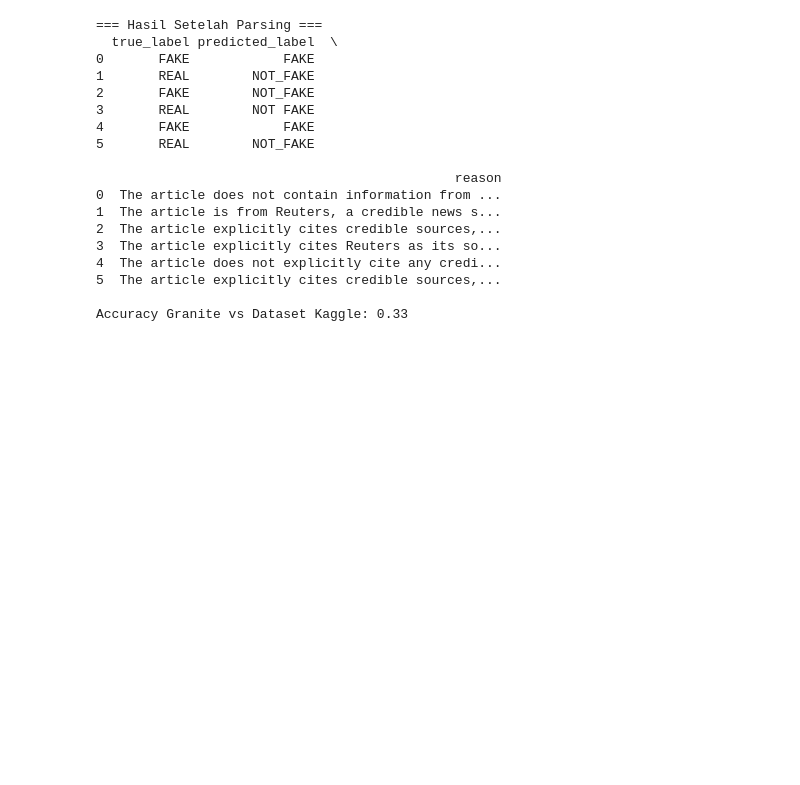
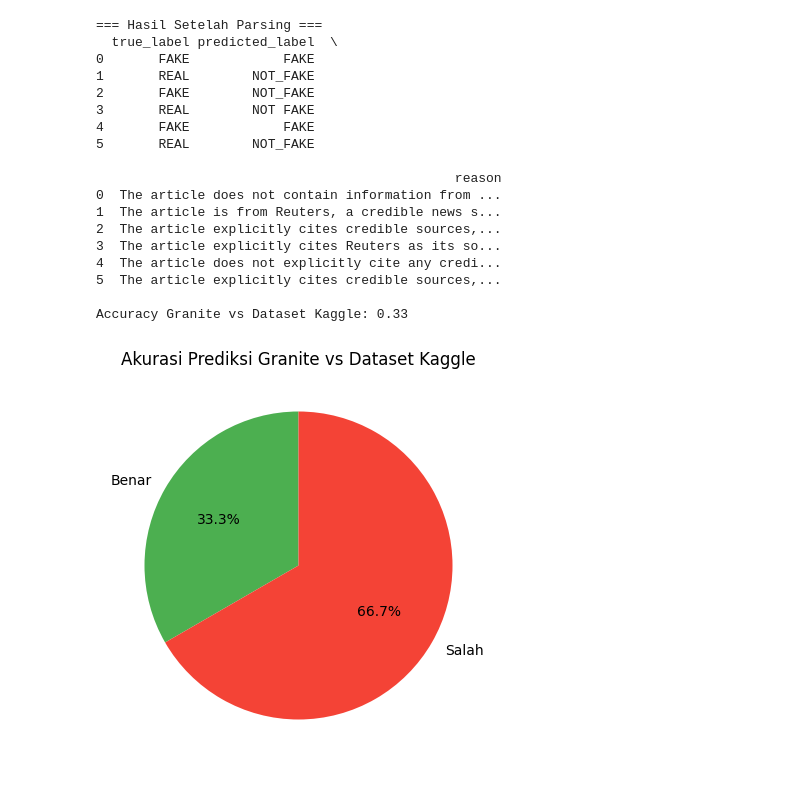
Before and after one commit to ZckFdy/FakeNews-Detection-Granite, a Jupyter notebook: google_colab_notebook/Rill_or_Fek.ipynb, the cells around one changed output. Saved outputs shown, nothing was run; the diff lists cells and outputs as text; code cells hidden in the pictures; blank space fills up the shorter version.

```diff
--- a/google_colab_notebook/Rill_or_Fek.ipynb
+++ b/google_colab_notebook/Rill_or_Fek.ipynb
@@ -157,3 +157,17 @@ print(f"\nAccuracy Granite vs Dataset Kaggle: {accuracy:.2f}")
 5  The article explicitly cites credible sources,...
 
 Accuracy Granite vs Dataset Kaggle: 0.33
+# %%
+import matplotlib.pyplot as plt
+
+# Hitung jumlah benar/salah
+correct = (df_results['true_label'] == df_results['predicted_label']).sum()
+wrong = len(df_results) - correct
+
+# Pie chart
+plt.figure(figsize=(5,5))
+plt.pie([correct, wrong], labels=["Benar", "Salah"], autopct="%1.1f%%", startangle=90, colors=["#4CAF50","#F44336"])
+plt.title("Akurasi Prediksi Granite vs Dataset Kaggle")
+plt.show()
+# %% [output]
+[figure, added]
```
